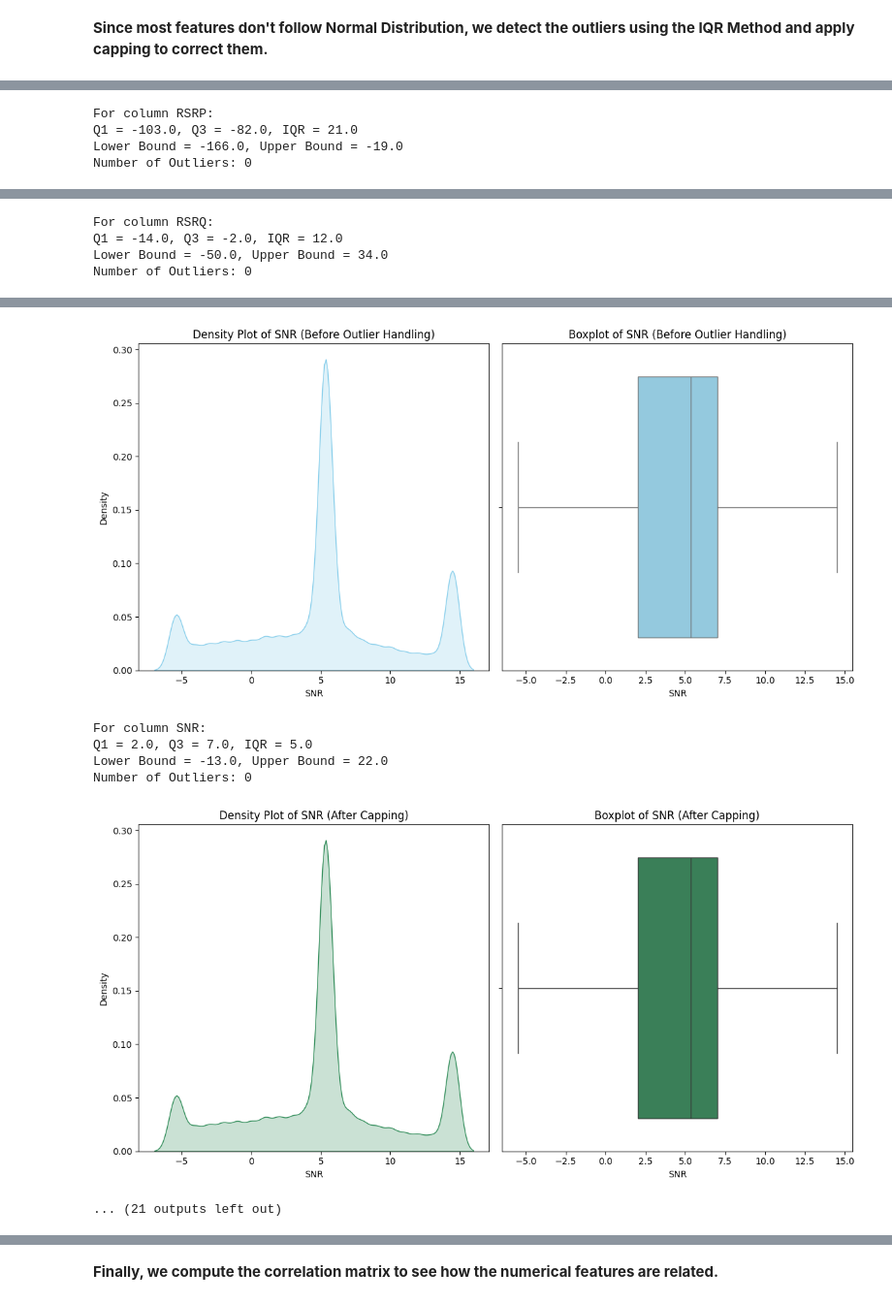
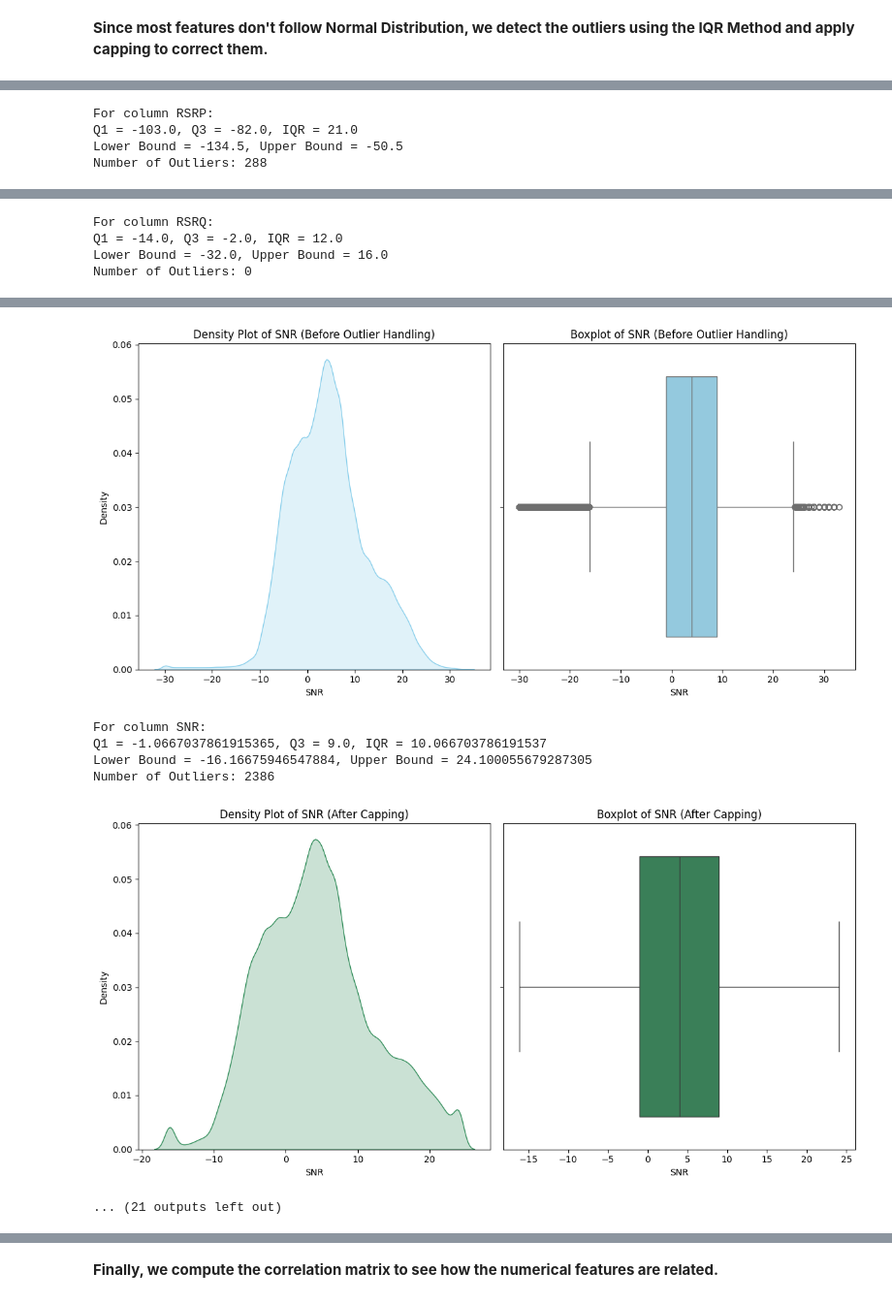
Before and after one commit to miltiadiss/CEID_NE577-5G-Architectures-Technologies-Applications-and-Key-Performance-Indexes, a Jupyter notebook: Code/Preprocessing.ipynb, the cells around one changed output, grey strips where cells are left out. Shown at 97% size. Cells and saved outputs as stored; diff of their text form; code cells hidden in the pictures.

```diff
--- a/Code/Preprocessing.ipynb
+++ b/Code/Preprocessing.ipynb
@@ -210,7 +210,7 @@ df = df.sort_values(by="Timestamp").reset_index(drop=True)
 
 # Αντικατάσταση των NaN τιμών στις αριθμητικές στήλες με τον μέσο όρο τους
 for column in numeric_columns:
-    df[column] = df[column].fillna(df[column].mean())
+    df[column] = df[column].interpolate(method='linear', limit_direction='both')
 # %%
 df
 # %% [output]
@@ -281,8 +281,8 @@ for column in numeric_columns:
     Q1 = np.percentile(df[column].dropna(), 25)
     Q3 = np.percentile(df[column].dropna(), 75)
     IQR = Q3 - Q1
-    lower_bound = Q1 - 3 * IQR  # Χρησιμοποιούμε 1.5 * IQR (ή 3 * IQR αν θέλεις πιο αυστηρό φιλτράρισμα)
-    upper_bound = Q3 + 3 * IQR
+    lower_bound = Q1 - 1.5 * IQR  # Χρησιμοποιούμε 1.5 * IQR (ή 3 * IQR αν θέλεις πιο αυστηρό φιλτράρισμα)
+    upper_bound = Q3 + 1.5 * IQR
 
     print(f"For column {column}:")
     print(f"Q1 = {Q1}, Q3 = {Q3}, IQR = {IQR}")
@@ -323,20 +323,20 @@ Number of Outliers: 0
 For column RSRP:
 Q1 = -103.0, Q3 = -82.0, IQR = 21.0
-Lower Bound = -166.0, Upper Bound = -19.0
-Number of Outliers: 0
+Lower Bound = -134.5, Upper Bound = -50.5
+Number of Outliers: 288
 [figure]
 [figure]
 For column RSRQ:
 Q1 = -14.0, Q3 = -2.0, IQR = 12.0
-Lower Bound = -50.0, Upper Bound = 34.0
+Lower Bound = -32.0, Upper Bound = 16.0
 Number of Outliers: 0
 [figure]
-[figure, old version]
+[figure, new version]
 For column SNR:
-Q1 = 2.0, Q3 = 7.0, IQR = 5.0
-Lower Bound = -13.0, Upper Bound = 22.0
-Number of Outliers: 0
+Q1 = -1.0667037861915365, Q3 = 9.0, IQR = 10.066703786191537
+Lower Bound = -16.16675946547884, Upper Bound = 24.100055679287305
+Number of Outliers: 2386
-[figure, old version]
+[figure, new version]
 ... (21 outputs left out)
 # %%
 """for column in numeric_columns:
```
Also changed, not shown: parts of 7 cells of this notebook.
